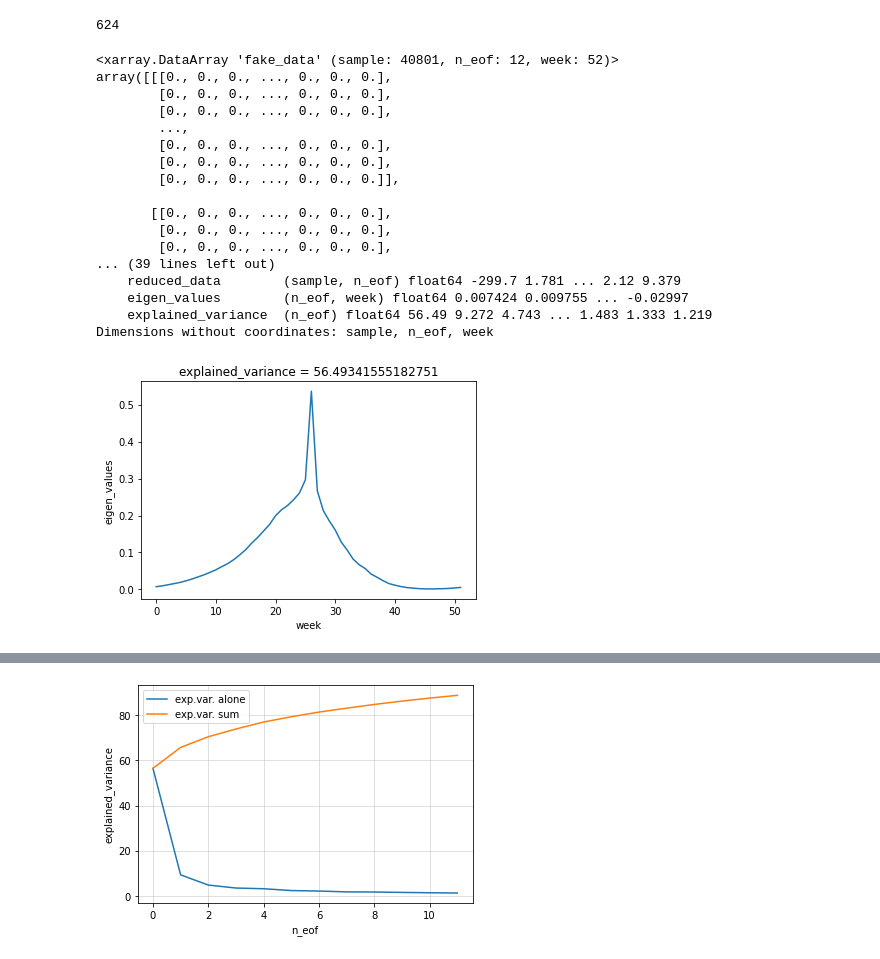
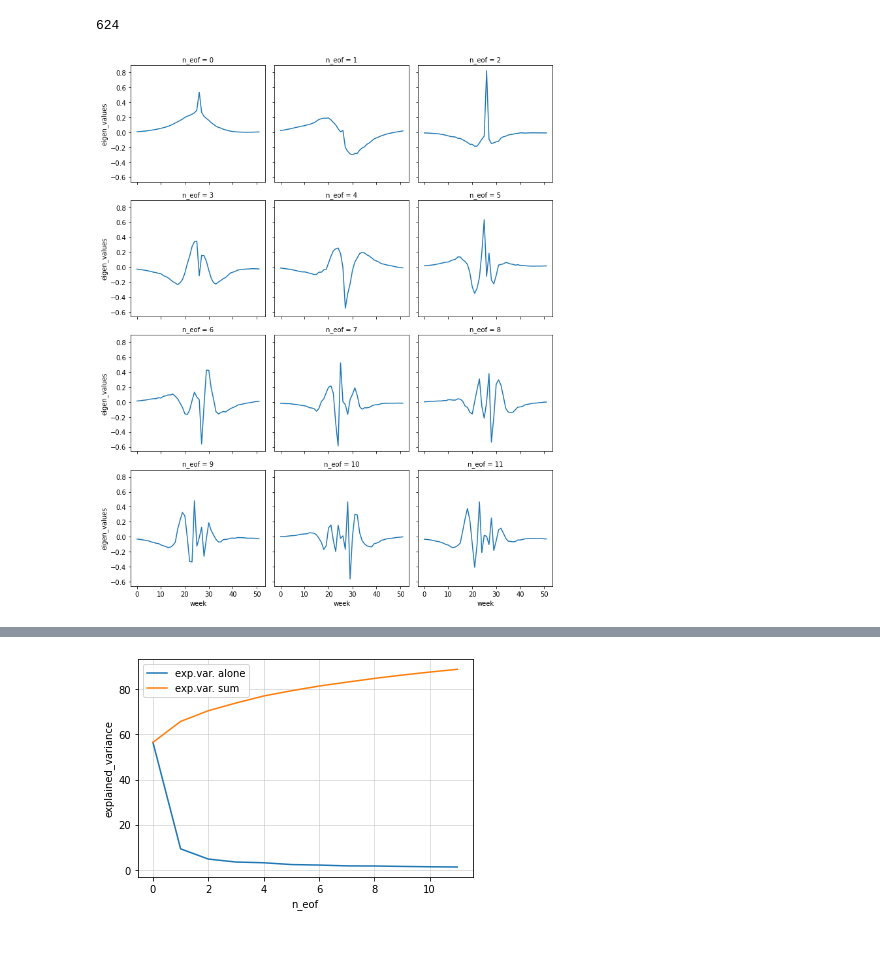
Before and after one commit to LilianG0/MLD-Project, a Jupyter notebook: Notebooks/PCA-2.ipynb, the cells around one changed output, grey strips where cells are left out. Saved outputs shown, nothing was run; the diff lists cells and outputs as text; code cells hidden in the pictures.

```diff
--- a/Notebooks/PCA-2.ipynb
+++ b/Notebooks/PCA-2.ipynb
@@ -608,28 +549,8 @@ result_s['eigen_values'] = xr.DataArray(pca_s.components_, dims=['n_eof', 'week'
                                   attrs={'comment': 'Principal axes in feature space, representing the directions of maximum variance in the data. The components are sorted by explained_variance_.'})
 result_s['explained_variance'] = xr.DataArray(pca_s.explained_variance_ratio_*100,
                                         dims=['n_eof'], attrs={'comment': 'Percentage of variance explained by each of the selected components'})
-# %%
-result_s
-# %% [output]
-<xarray.DataArray 'fake_data' (sample: 40801, n_eof: 12, week: 52)>
-array([[[0., 0., 0., ..., 0., 0., 0.],
-        [0., 0., 0., ..., 0., 0., 0.],
-        [0., 0., 0., ..., 0., 0., 0.],
-        ...,
-        [0., 0., 0., ..., 0., 0., 0.],
-        [0., 0., 0., ..., 0., 0., 0.],
-        [0., 0., 0., ..., 0., 0., 0.]],
-
-       [[0., 0., 0., ..., 0., 0., 0.],
-        [0., 0., 0., ..., 0., 0., 0.],
-        [0., 0., 0., ..., 0., 0., 0.],
-... (39 lines left out)
-    reduced_data        (sample, n_eof) float64 -299.7 1.781 ... 2.12 9.379
-    eigen_values        (n_eof, week) float64 0.007424 0.009755 ... -0.02997
-    explained_variance  (n_eof) float64 56.49 9.272 4.743 ... 1.483 1.333 1.219
-Dimensions without coordinates: sample, n_eof, week
 # %%
-result_s['eigen_values'][0].plot(hue='n_eof')
+result_s['eigen_values'].plot(col="n_eof", col_wrap=3, hue='n_eof')
 plt.show()
 # %% [output]
-[figure, old version]
+[figure, new version]
```
Also changed, not shown: parts of 34 cells of this notebook.
